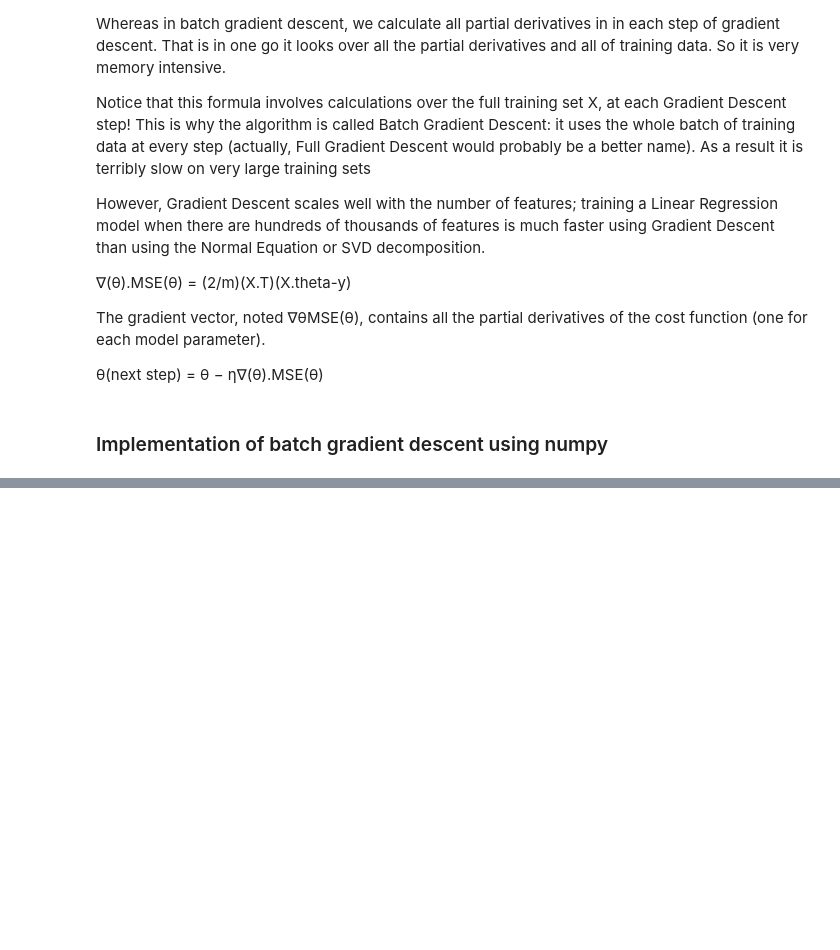
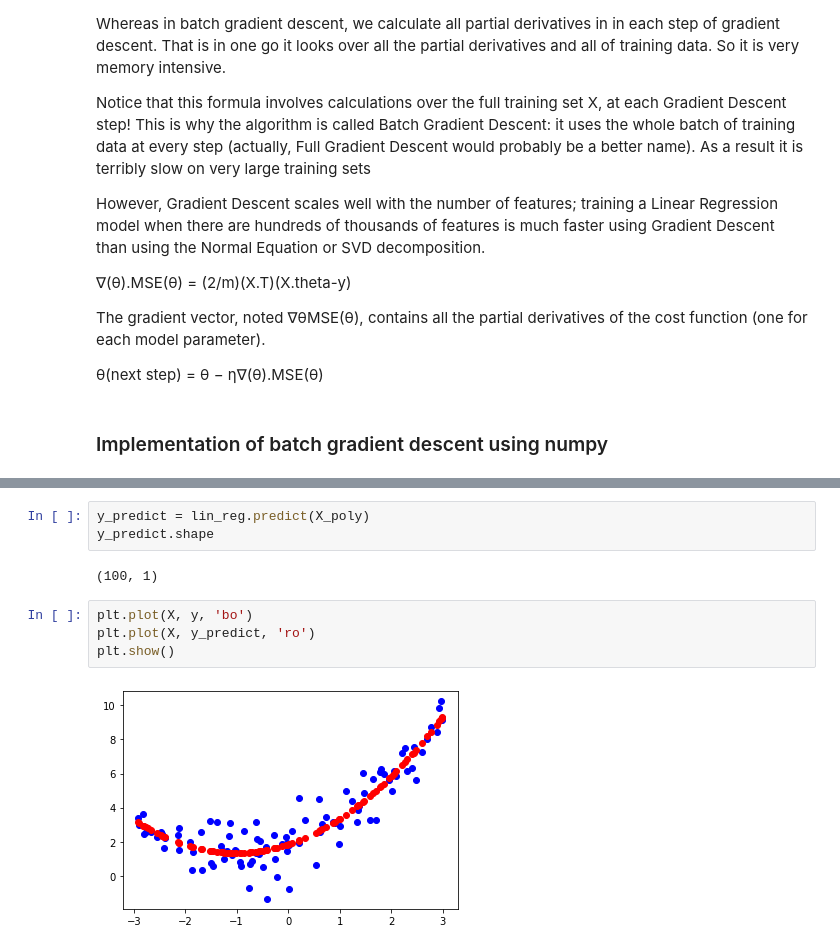
Before and after one commit to Richish/hands_on_ml, a Jupyter notebook: 4_model_selection.ipynb, the cells around one changed output, grey strips where cells are left out. Cells and saved outputs as stored; diff of their text form; blank space fills up the shorter version.

```diff
--- a/4_model_selection.ipynb
+++ b/4_model_selection.ipynb
@@ -236,0 +373,11 @@ array([[4.01123089],
+# %%
+y_predict = lin_reg.predict(X_poly)
+y_predict.shape
+# %% [output]
+(100, 1)
+# %%
+plt.plot(X, y, 'bo')
+plt.plot(X, y_predict, 'ro')
+plt.show()
+# %% [output]
+[figure, added]
```
Also changed, not shown: parts of 30 cells of this notebook.
